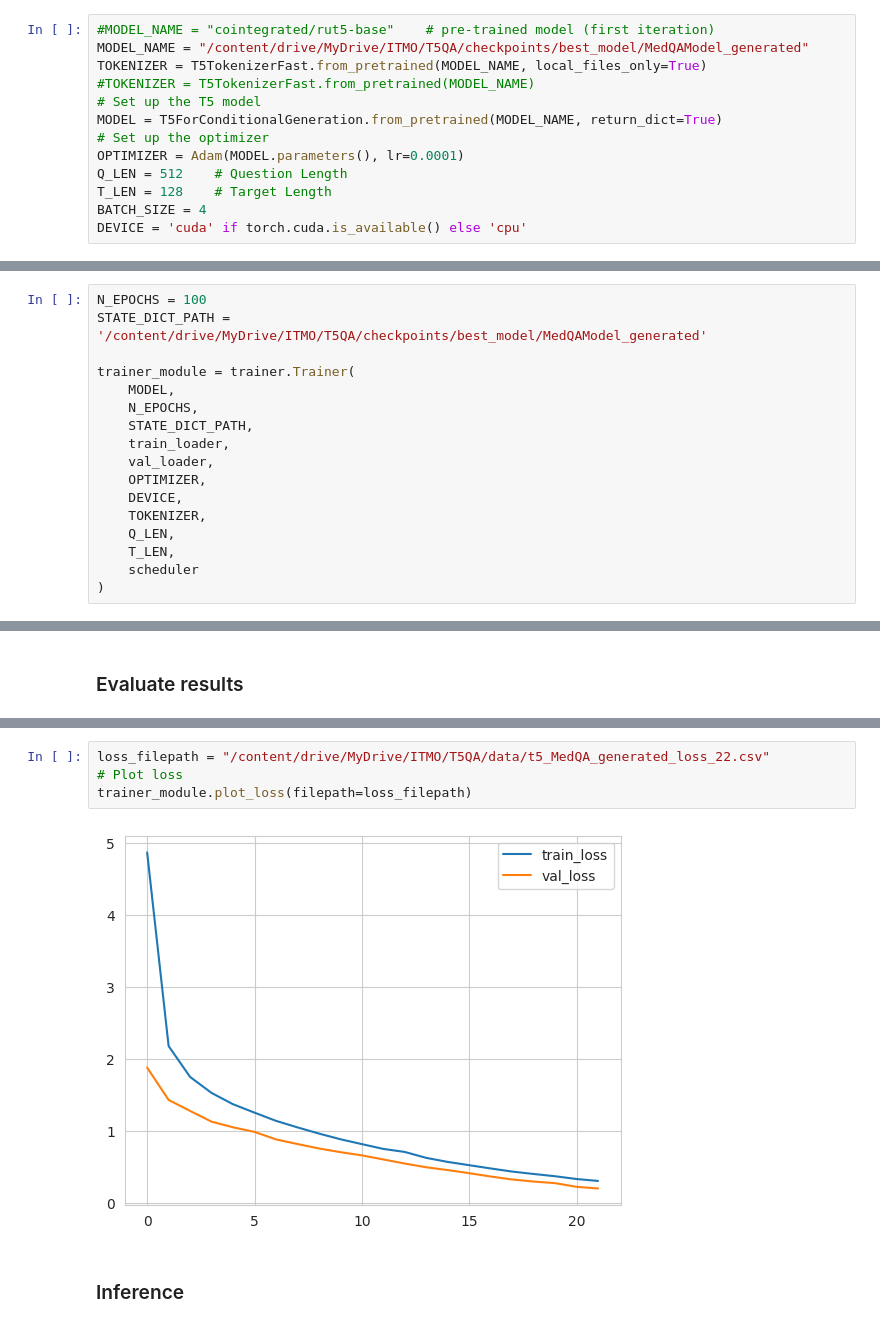
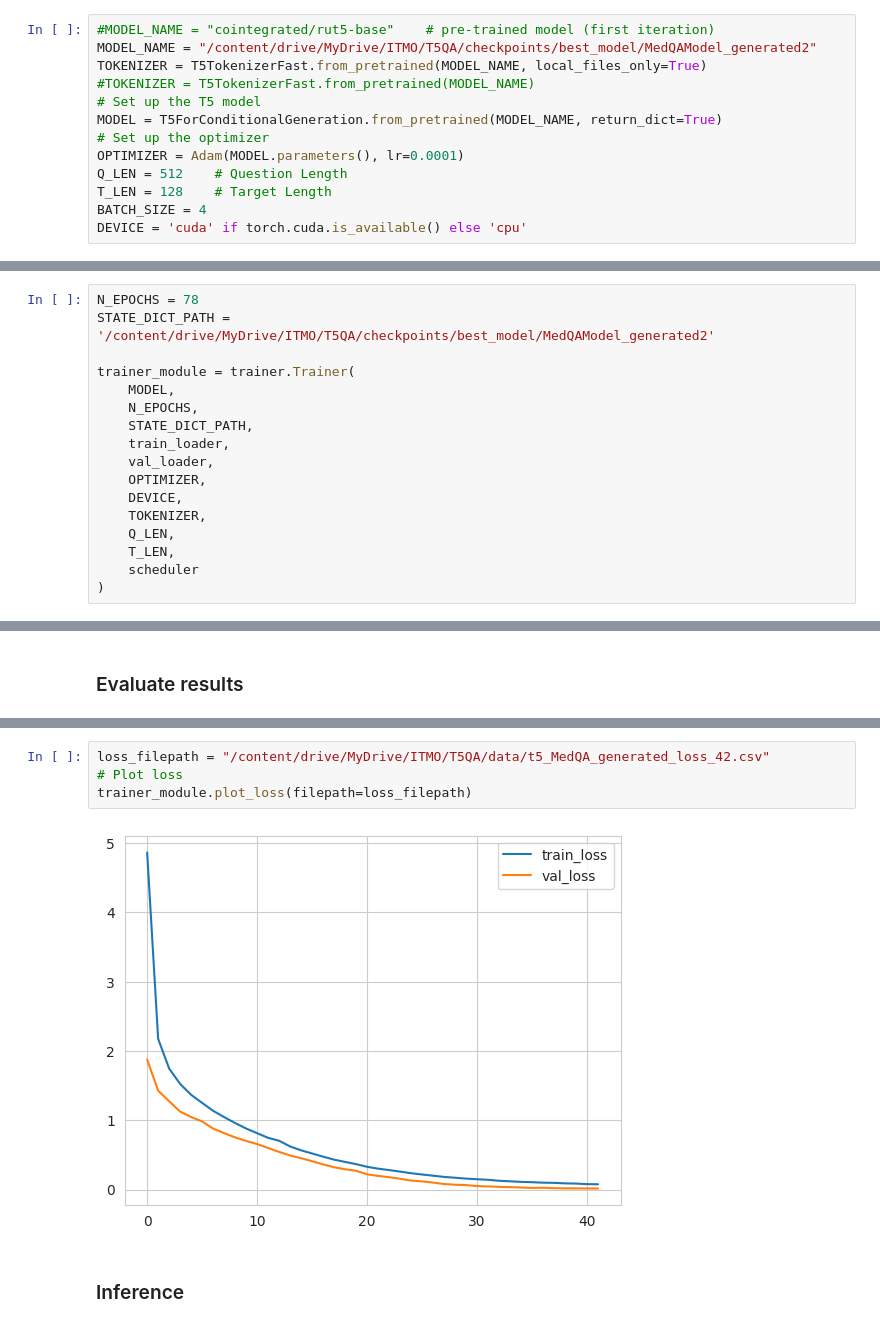
Before and after one commit to alex-mat-s/data_augmentation_QA, a Jupyter notebook: notebooks/rut5_base_MedQAD_generated.ipynb, the cells around one changed output, grey strips where cells are left out. Cells and saved outputs as stored; diff of their text form.

```diff
--- a/notebooks/rut5_base_MedQAD_generated.ipynb
+++ b/notebooks/rut5_base_MedQAD_generated.ipynb
@@ -77,7 +77,7 @@ import trainer
 # importlib.reload(trainer)
 # %%
 #MODEL_NAME = "cointegrated/rut5-base"    # pre-trained model (first iteration)
-MODEL_NAME = "/content/drive/MyDrive/ITMO/T5QA/checkpoints/best_model/MedQAModel_generated"
+MODEL_NAME = "/content/drive/MyDrive/ITMO/T5QA/checkpoints/best_model/MedQAModel_generated2"
 TOKENIZER = T5TokenizerFast.from_pretrained(MODEL_NAME, local_files_only=True)
 #TOKENIZER = T5TokenizerFast.from_pretrained(MODEL_NAME)
 # Set up the T5 model
@@ -195,8 +195,8 @@ Test shape: (129, 3)
 # %% [markdown]
 ### Train and validation loop
 # %%
-N_EPOCHS = 100
-STATE_DICT_PATH = '/content/drive/MyDrive/ITMO/T5QA/checkpoints/best_model/MedQAModel_generated'
+N_EPOCHS = 78
+STATE_DICT_PATH = '/content/drive/MyDrive/ITMO/T5QA/checkpoints/best_model/MedQAModel_generated2'
 
 trainer_module = trainer.Trainer(
     MODEL,
@@ -266,9 +266,9 @@ RougeL: 0.054325089208810136
 # %%
-loss_filepath = "/content/drive/MyDrive/ITMO/T5QA/data/t5_MedQA_generated_loss_22.csv"
+loss_filepath = "/content/drive/MyDrive/ITMO/T5QA/data/t5_MedQA_generated_loss_42.csv"
 # Plot loss
 trainer_module.plot_loss(filepath=loss_filepath)
 # %% [output]
-[figure, old version]
+[figure, new version]
 # %% [markdown]
 ### Inference
 # %%
```
Also changed, not shown: parts of 7 cells of this notebook, 8 other files.
